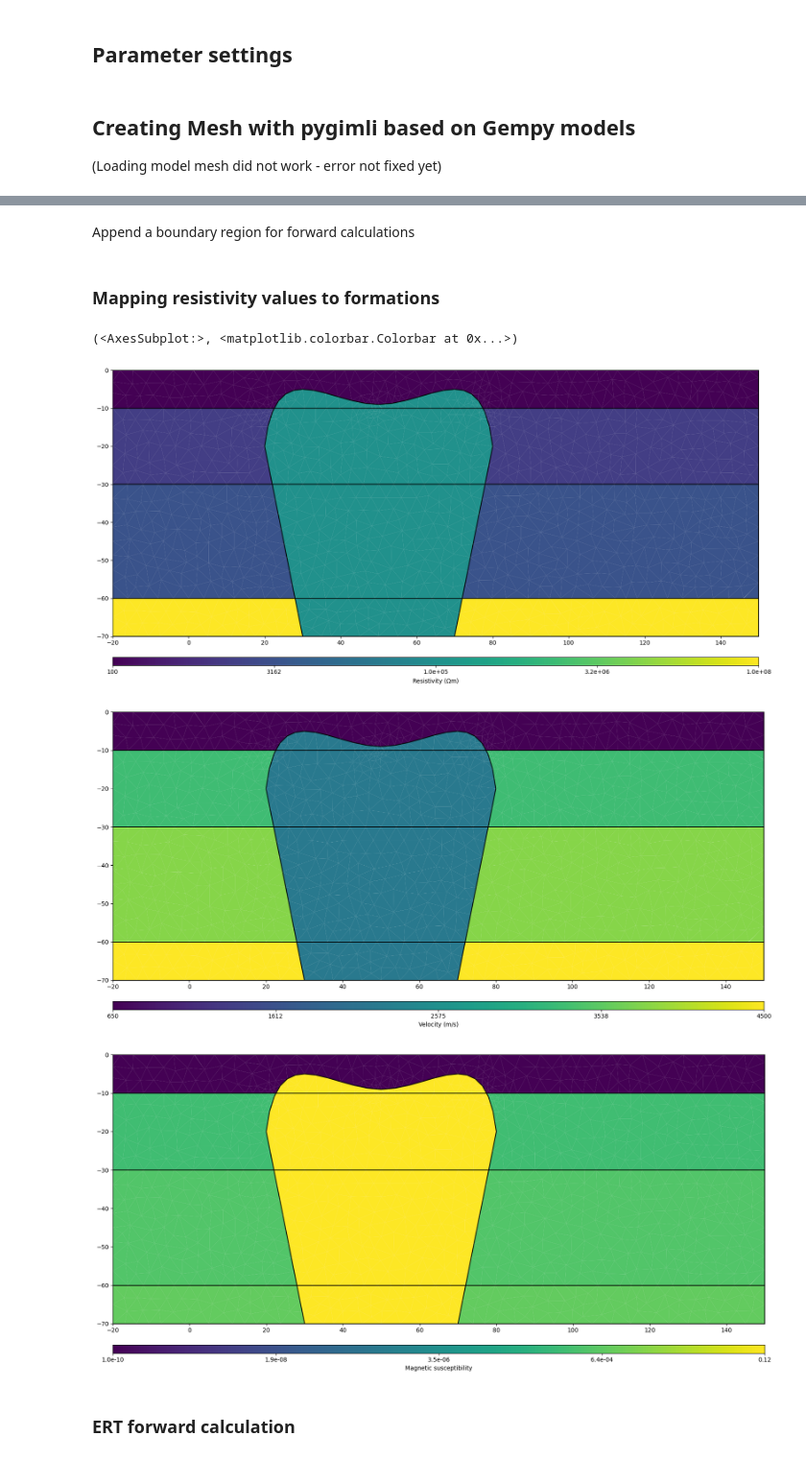
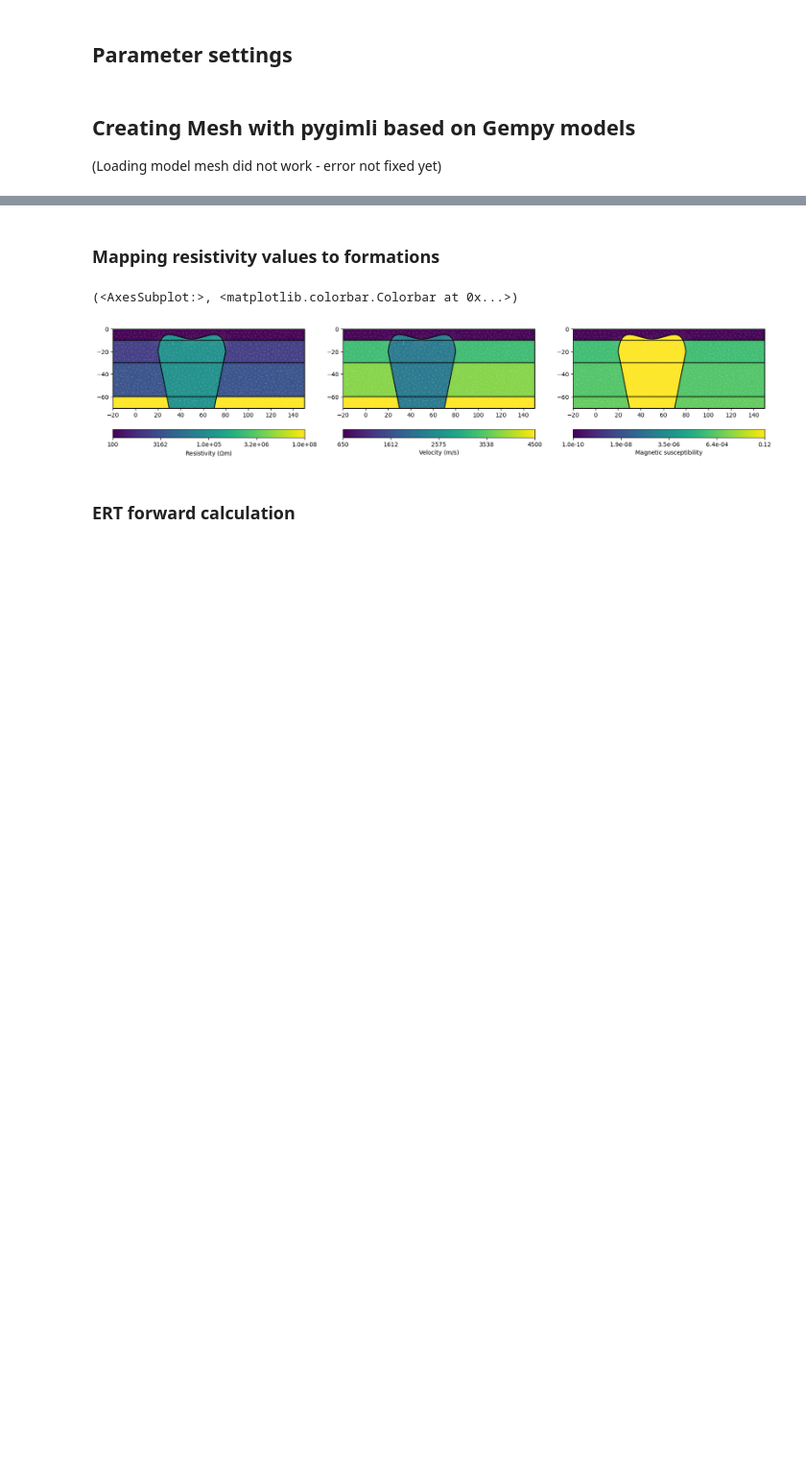
Before and after one commit to ZiegAnt/ResearchModule, a Jupyter notebook: RM_pygimli_computations.ipynb, the cells around one changed output, grey strips where cells are left out. Shown at 96% size. Saved outputs shown, nothing was run; the diff lists cells and outputs as text; code cells hidden in the pictures; blank space fills up the shorter version.

```diff
--- a/RM_pygimli_computations.ipynb
+++ b/RM_pygimli_computations.ipynb
@@ -21,7 +21,6 @@ import  matplotlib.pyplot       as     plt
 from    matplotlib.patches      import PathPatch
 import  os
 
-plt.rcParams["figure.figsize"] = (10,10)
 %matplotlib inline
 
 # Setting options
@@ -81,11 +77,7 @@ class SRT:
 world = mt.createWorld([-20,-70], [150, 0], layers=[-10,-30,-60])
 
 # Create surface points for Diatreme
-pnts = [[20,-20],
-        [30,-5],
-        [50,-9],
-        [70,-5],
-        [80,-20]]
+pnts = [[20,-20], [30,-5], [50,-9], [70,-5], [80,-20]]
 top = mt.createPolygon(pnts, addNodes=5, interpolate="spline")
 left = mt.createLine([30,-70], pnts[0])
 right = mt.createLine([70,-70], pnts[-1])
@@ -102,6 +94,9 @@ for marker, y in enumerate([-20, -50, -65]):
 # Create mesh
 geom_mesh = mt.createMesh(geom, area=10)
 #mt.exportPLC(geom_mesh, 'mesh_combinedmodel.poly')
+
+#Append a boundary region for forward calculations
+#world_with_boundary = pg.meshtools.appendTriangleBoundary(world, marker=1, xbound=10, ybound=10)
 # %%
 # Visualization of geometry
 pg.show(geom)
@@ -123,3 +118 @@ Text(0.5, 1.0, 'Resulting Mesh')
 [figure]
-# %% [markdown]
-Append a boundary region for forward calculations
@@ -130,23 +121,17 @@ Append a boundary region for forward calculations
 # %%
 #Mapping typical matrial properties to units
 rhomap = [[1,Soil.rho], [2,SS.rho], [3,CSS.rho], [4,basement.rho], [5,Diatreme.rho]]
 vmap = [[1,Soil.v],[2,SS.v],[3,CSS.v],[4,basement.v], [5,Diatreme.v]]
 kmap = [[1,Soil.k],[2,SS.k], [3,CSS.k], [4,basement.k], [5,Diatreme.k]]
 
 #mesh = mt.createMesh(world)
-fig, ax = plt.subplots(figsize=(20, 20))
-pg.show(geom_mesh, ax=ax, data = rhomap, label = pg.unit('res'), colorBar =True, logScale=True)
-
-fig, ax = plt.subplots(figsize=(20, 20))
-pg.show(geom_mesh, ax=ax, data = vmap, label = pg.unit('vel'), colorBar =True, logScale=False)
-
-fig, ax = plt.subplots(figsize=(20, 20))
-pg.show(geom_mesh, ax=ax, data = kmap, label = 'Magnetic susceptibility', colorBar =True, logScale=True)
+fig, (ax1,ax2,ax3) = plt.subplots(1,3,figsize=(20, 20))
+pg.show(geom_mesh, ax=ax1, data = rhomap, label = pg.unit('res'), colorBar =True, logScale=True)
+pg.show(geom_mesh, ax=ax2, data = vmap, label = pg.unit('vel'), colorBar =True, logScale=False)
+pg.show(geom_mesh, ax=ax3, data = kmap, label = 'Magnetic susceptibility', colorBar =True, logScale=True)
 # %% [output]
 (<AxesSubplot:>, <matplotlib.colorbar.Colorbar at 0x...>)
-[figure, old version]
+[figure, new version]
-[figure, removed]
-[figure, removed]
 # %% [markdown]
 ### ERT forward calculation
 # %%
```
Also changed, not shown: parts of 9 cells of this notebook, 1 other file.
